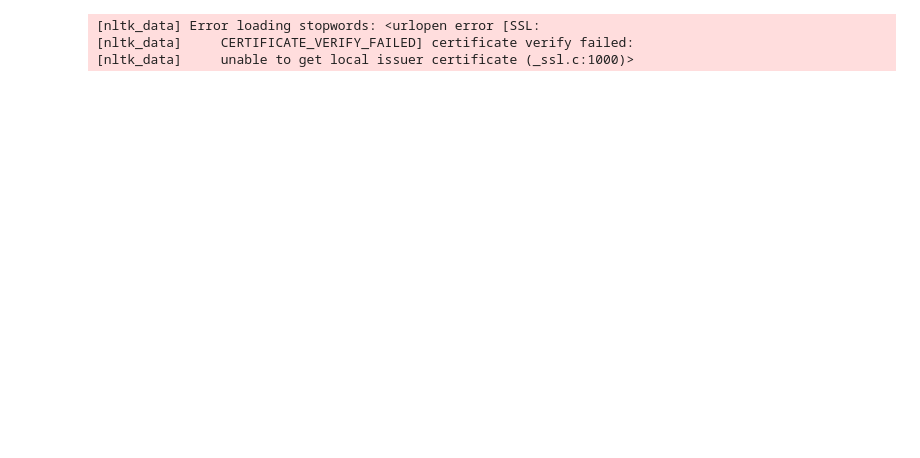
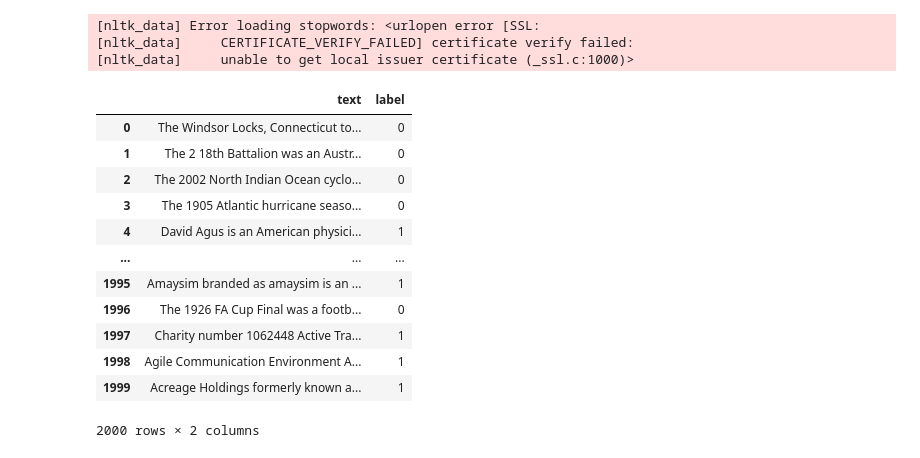
Before and after one commit to RobinSuxdorf/projektpraktikum-ws24-quality-of-wikipedia-articles, a Jupyter notebook: cnn_notebook.ipynb, the cells around one changed output. Drawn from its saved outputs; the diff is of its cells as text; code cells hidden in the pictures; blank space fills up the shorter version.

```diff
--- a/cnn_notebook.ipynb
+++ b/cnn_notebook.ipynb
@@ -30,2 +28,18 @@ df = df.head(500)
+# %%
+df
+# %% [output]
+|  | text | label |
+| 0 | The Windsor Locks, Connecticut to... | 0 |
+| 1 | The 2 18th Battalion was an Austr... | 0 |
+| 2 | The 2002 North Indian Ocean cyclo... | 0 |
+| 3 | The 1905 Atlantic hurricane seaso... | 0 |
+| 4 | David Agus is an American physici... | 1 |
+| ... | ... | ... |
+| 1995 | Amaysim branded as amaysim is an ... | 1 |
+| 1996 | The 1926 FA Cup Final was a footb... | 0 |
+| 1997 | Charity number 1062448 Active Tra... | 1 |
+| 1998 | Agile Communication Environment A... | 1 |
+| 1999 | Acreage Holdings formerly known a... | 1 |
+2000 rows × 2 columns
 # %%
 X_train, X_test, y_train, y_test = train_test_split(list(df["text"]), list(df["label"]), test_size=0.2)
```
Also changed, not shown: parts of 4 cells of this notebook, 3 other files.
